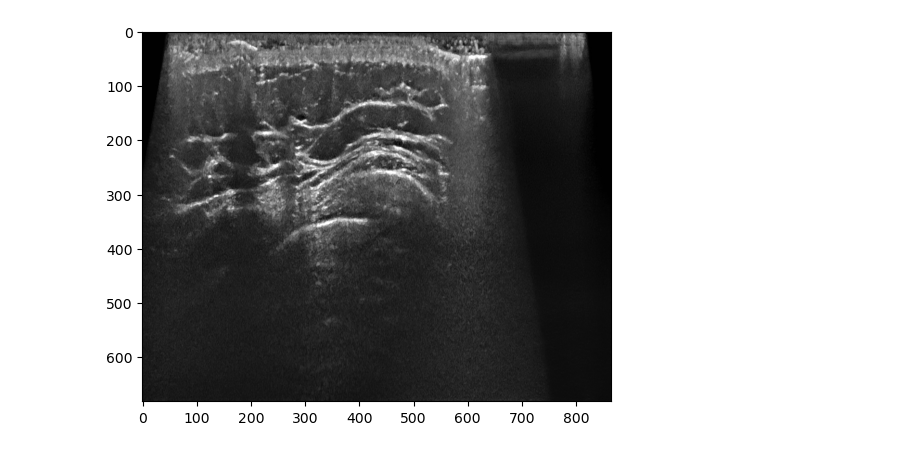
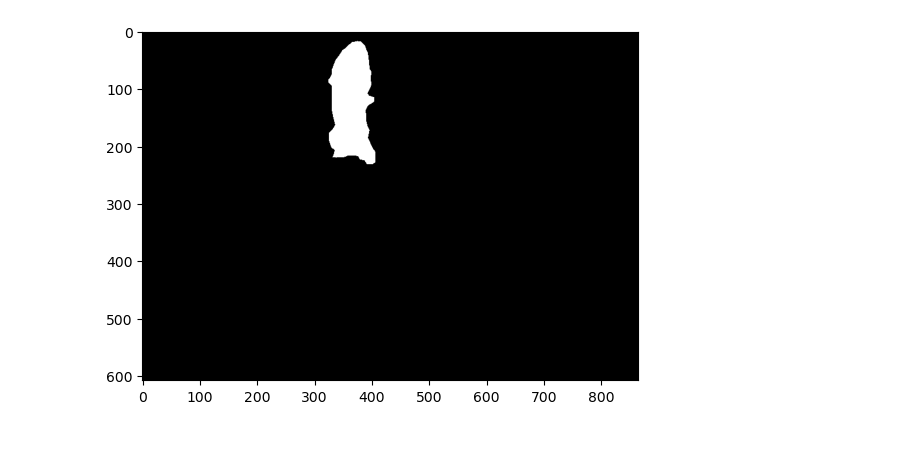
Before and after one commit to SETianyuFan/TDSC_test, a Jupyter notebook: test_cnn_generate_slice.ipynb, the cells around one changed output. Cells and saved outputs as stored; diff of their text form; code cells hidden in the pictures.

```diff
--- a/test_cnn_generate_slice.ipynb
+++ b/test_cnn_generate_slice.ipynb
@@ -22,16 +22,16 @@ for i in range(z_dim):
 # %%
 # 展示一张图片的结果
 
 import SimpleITK as sitk
 
-image_2d = sitk.ReadImage('output_slices/slice_000.nrrd')
+image_2d = sitk.ReadImage('output_slices_mask/slice_250.nrrd')
 
 nda_2d = sitk.GetArrayFromImage(image_2d)
 
 import matplotlib.pyplot as plt
 
 plt.imshow(nda_2d, cmap='gray')
 plt.show()
 # %% [output]
-[figure, old version]
+[figure, new version]
 # %%
```
Also changed, not shown: parts of 4 cells of this notebook.
